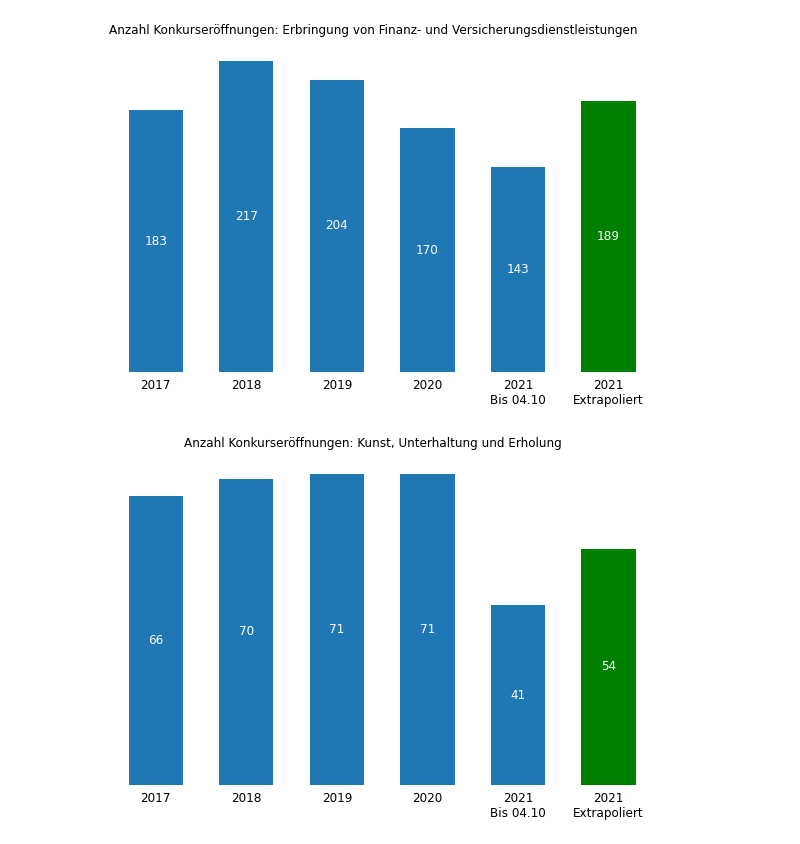
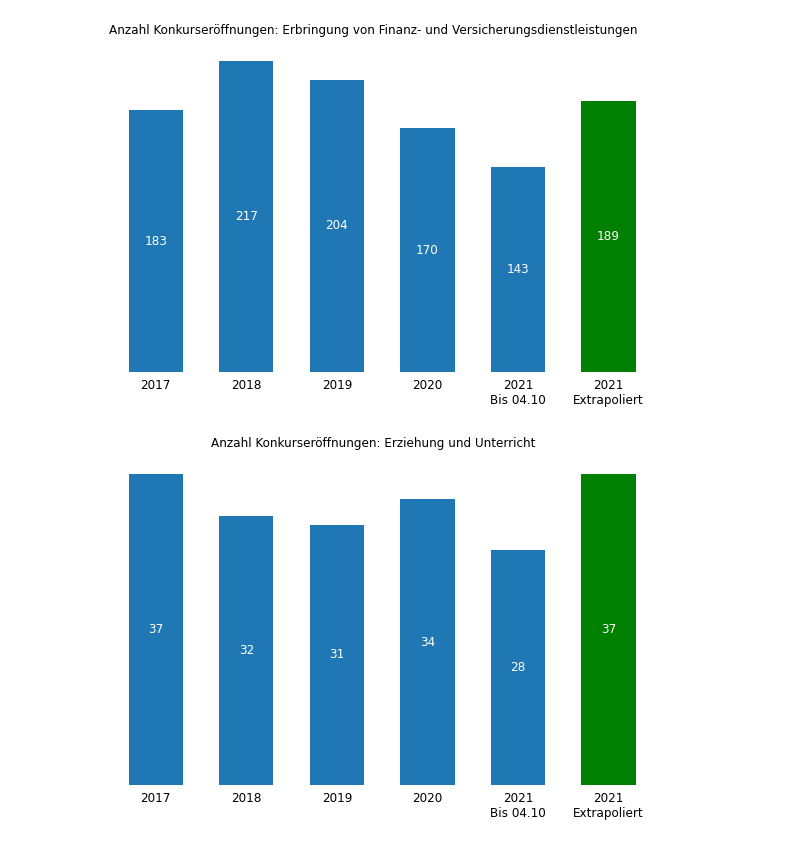
Before and after one commit to calakmul1/konkurse_branchen, a Jupyter notebook: Konkurse.ipynb, the cells around one changed output. Cells and saved outputs as stored; diff of their text form; code cells hidden in the pictures.

```diff
--- a/Konkurse.ipynb
+++ b/Konkurse.ipynb
@@ -144,3 +132,36 @@ dtype: int64
+# %%
+## Check that each year exists for each industry, otherwise assign 0
+industries = [
+    "Land- und Forstwirtschaft, Fischerei",
+    "Bergbau und Gewinnung von Steinen und Erden",
+    "Verarbeitendes Gewerbe/Herstellung von Waren",
+    "Energieversorgung",
+    "Wasserversorgung; Abwasser- und Abfallentsorgung und Beseitigung von Umweltverschmutzungen",
+    "Baugewerbe/Bau",
+    "Handel; Instandhaltung und Reparatur von Motorfahrzeugen",
+    "Verkehr und Lagerei",
+    "Gastgewerbe/Beherbergung und Gastronomie",
+    "Information und Kommunikation",
+    "Erbringung von Finanz- und Versicherungsdienstleistungen",
+    "Grundstücks- und Wohnungswesen",
+    "Erbringung von freiberuflichen, wissenchaftlichen und technischen Dienstleistungen",
+    "Erbringung von sonstigen wirtschaftlichen Dienstleistungen",
+    "Öffentliche Verwaltung, Verteidigung; Sozialvesicherung",
+    "Erziehung und Unterricht",
+    "Gesundheits- und Sozialwesen",
+    "Kunst, Unterhaltung und Erholung",
+    "Erbringung von sonstigen Dienstleistungen",
+    "Private Haushalte"
+]
+
+years = [2017, 2018, 2019, 2020, 2021]
+
+for industry in industries:
+    for year in years:
+        if not (year in grouped_by_noga_df.loc[industry].index.values):
+            grouped_by_noga_df.loc[(industry, year)] = 0
+
+grouped_by_noga_df.sort_index(level = "year", inplace = True)
 # %%
 ## Calculate the linear extrapolator to extrapolate 2021
 last_day = dataset4["date"].max()
@@ -151,7 +173,7 @@ last_day_str = last_day.strftime("%d.%m")
 # %%
 ## Create the function to plot comparisons for industries and years
 %matplotlib inline
-def plot_chart(industry):
+def plot_chart(industry, show = True, save = False):
     fig, ax = plt.subplots(figsize = (10,6))
     fig.suptitle(f"Anzahl Konkurseröffnungen: {industry}", verticalalignment = "bottom", y = 0.9)
     plt.tick_params(axis = "both", left = False, bottom = False, labelleft = False, labelsize = "large")
@@ -166,4 +188,10 @@ def plot_chart(industry):
                   width = 0.6, color = "green")
     ax.bar_label(bar1, label_type = "center", fontsize = "large", color = "white")
     ax.bar_label(bar2, label_type = "center", fontsize = "large", color = "white")
-    plt.show()
+    if save:
+        industry_str = industry.replace("/", "_")
+        plt.savefig(f"png\\{last_day_str2}_{industry_str}.png")
+    if not show:
+        plt.close()
+    else:
+        plt.show()
@@ -187,7 +216,7 @@ plot_chart("Verarbeitendes Gewerbe/Herstellung von Waren")
 plot_chart("Erbringung von Finanz- und Versicherungsdienstleistungen")
 # %% [output]
 [figure]
-# %%
-plot_chart("Kunst, Unterhaltung und Erholung")
-# %% [output]
-[figure, removed]
+# %%
+plot_chart("Erziehung und Unterricht")
+# %% [output]
+[figure, added]
```
Also changed, not shown: parts of 6 cells of this notebook.
